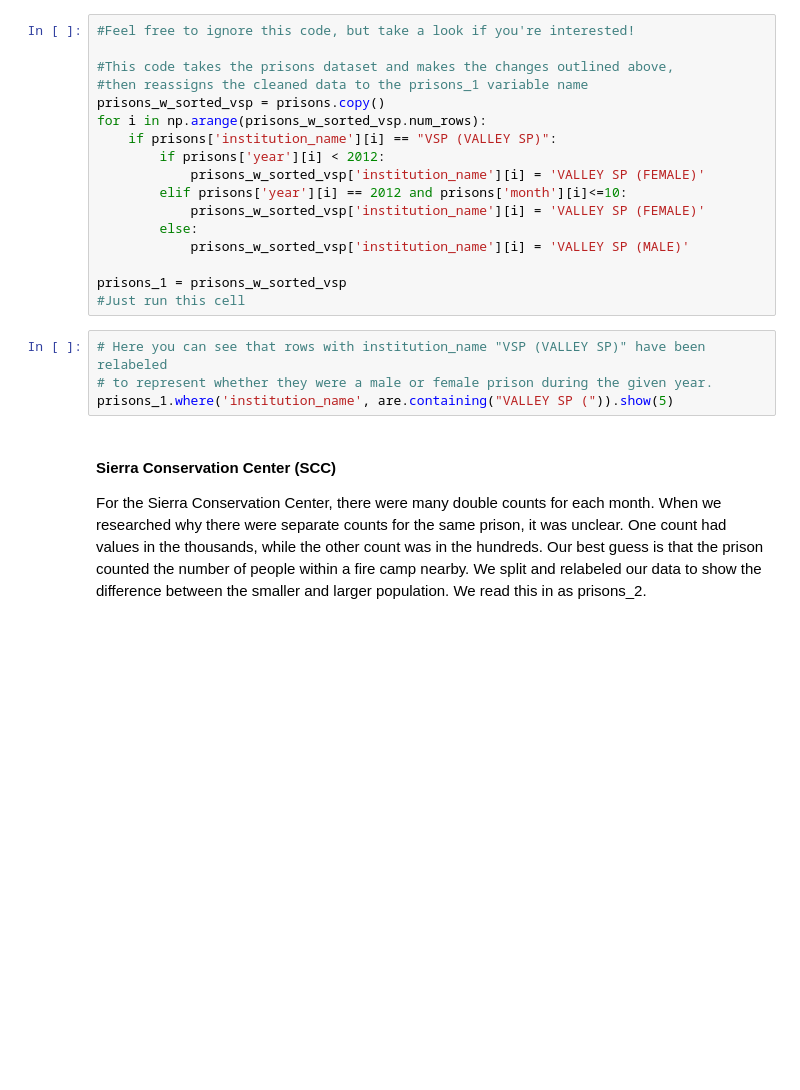
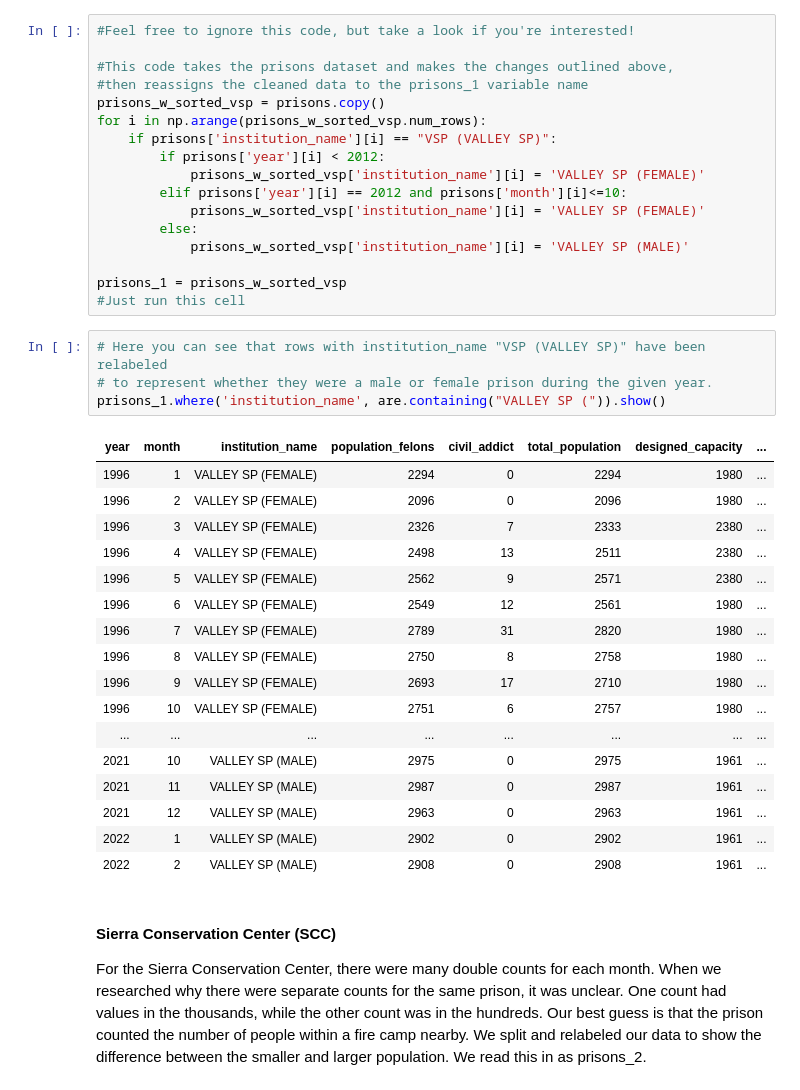
Before and after one commit to ds-modules/ETHSTD-21AC-SP22, a Jupyter notebook: Lecture_1.ipynb, the cells around one changed output. Drawn from its saved outputs; the diff is of its cells as text; blank space fills up the shorter version.

```diff
--- a/Lecture_1.ipynb
+++ b/Lecture_1.ipynb
@@ -316,7 +370,25 @@ prisons_1 = prisons_w_sorted_vsp
 # %%
 # Here you can see that rows with institution_name "VSP (VALLEY SP)" have been relabeled
 # to represent whether they were a male or female prison during the given year.
-prisons_1.where('institution_name', are.containing("VALLEY SP (")).show(5)
+prisons_1.where('institution_name', are.containing("VALLEY SP (")).show()
+# %% [output]
+| year | month | institution_name | population_felons | civil_addict | total_population | designed_capacity | ... |
+| 1996 | 1 | VALLEY SP (FEMALE) | 2294 | 0 | 2294 | 1980 | ... |
+| 1996 | 2 | VALLEY SP (FEMALE) | 2096 | 0 | 2096 | 1980 | ... |
+| 1996 | 3 | VALLEY SP (FEMALE) | 2326 | 7 | 2333 | 2380 | ... |
+| 1996 | 4 | VALLEY SP (FEMALE) | 2498 | 13 | 2511 | 2380 | ... |
+| 1996 | 5 | VALLEY SP (FEMALE) | 2562 | 9 | 2571 | 2380 | ... |
+| 1996 | 6 | VALLEY SP (FEMALE) | 2549 | 12 | 2561 | 1980 | ... |
+| 1996 | 7 | VALLEY SP (FEMALE) | 2789 | 31 | 2820 | 1980 | ... |
+| 1996 | 8 | VALLEY SP (FEMALE) | 2750 | 8 | 2758 | 1980 | ... |
+| 1996 | 9 | VALLEY SP (FEMALE) | 2693 | 17 | 2710 | 1980 | ... |
+| 1996 | 10 | VALLEY SP (FEMALE) | 2751 | 6 | 2757 | 1980 | ... |
+| ... | ... | ... | ... | ... | ... | ... | ... |
+| 2021 | 10 | VALLEY SP (MALE) | 2975 | 0 | 2975 | 1961 | ... |
+| 2021 | 11 | VALLEY SP (MALE) | 2987 | 0 | 2987 | 1961 | ... |
+| 2021 | 12 | VALLEY SP (MALE) | 2963 | 0 | 2963 | 1961 | ... |
+| 2022 | 1 | VALLEY SP (MALE) | 2902 | 0 | 2902 | 1961 | ... |
+| 2022 | 2 | VALLEY SP (MALE) | 2908 | 0 | 2908 | 1961 | ... |
 # %% [markdown]
 #### Sierra Conservation Center (SCC)
 
```
Also changed, not shown: parts of 34 cells of this notebook.
